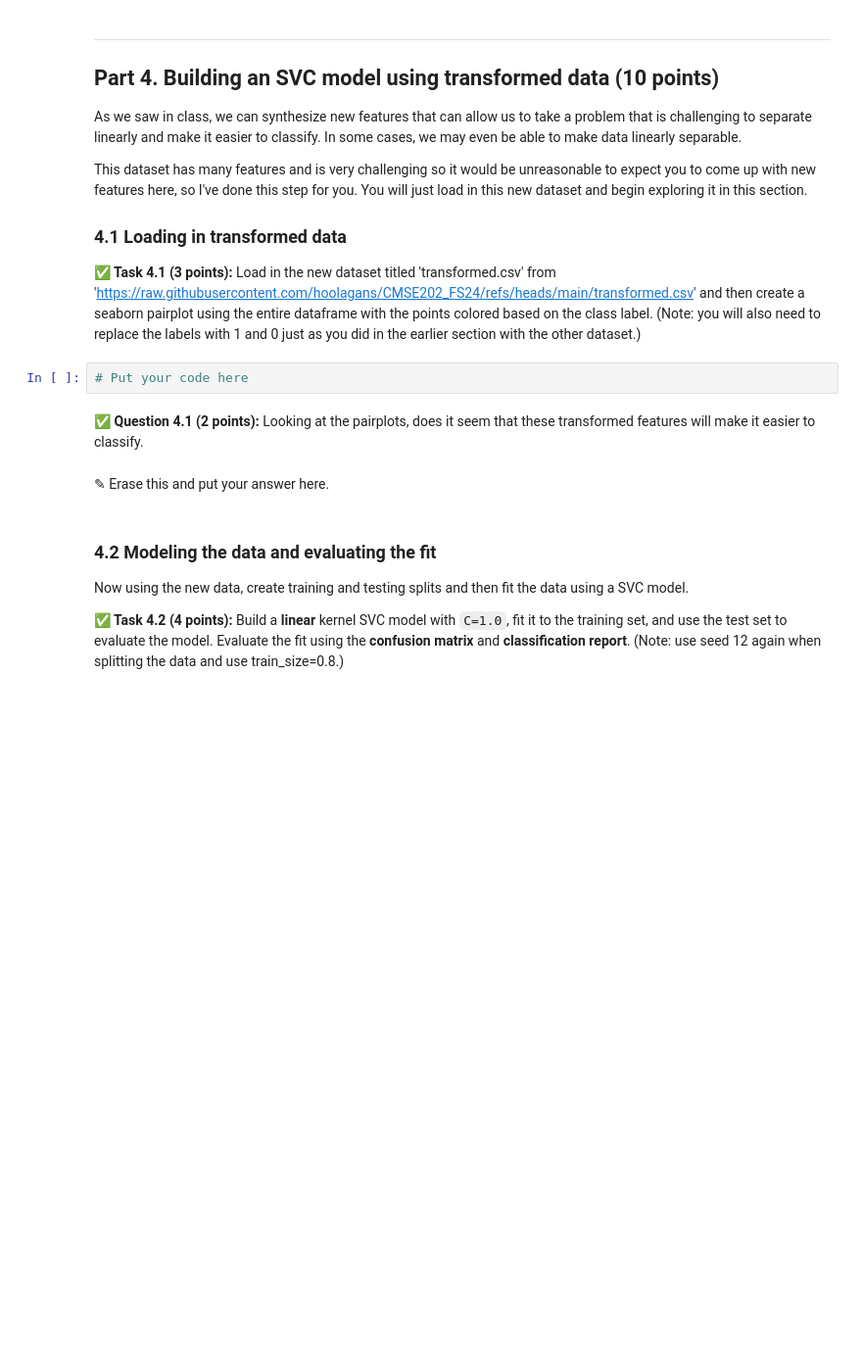
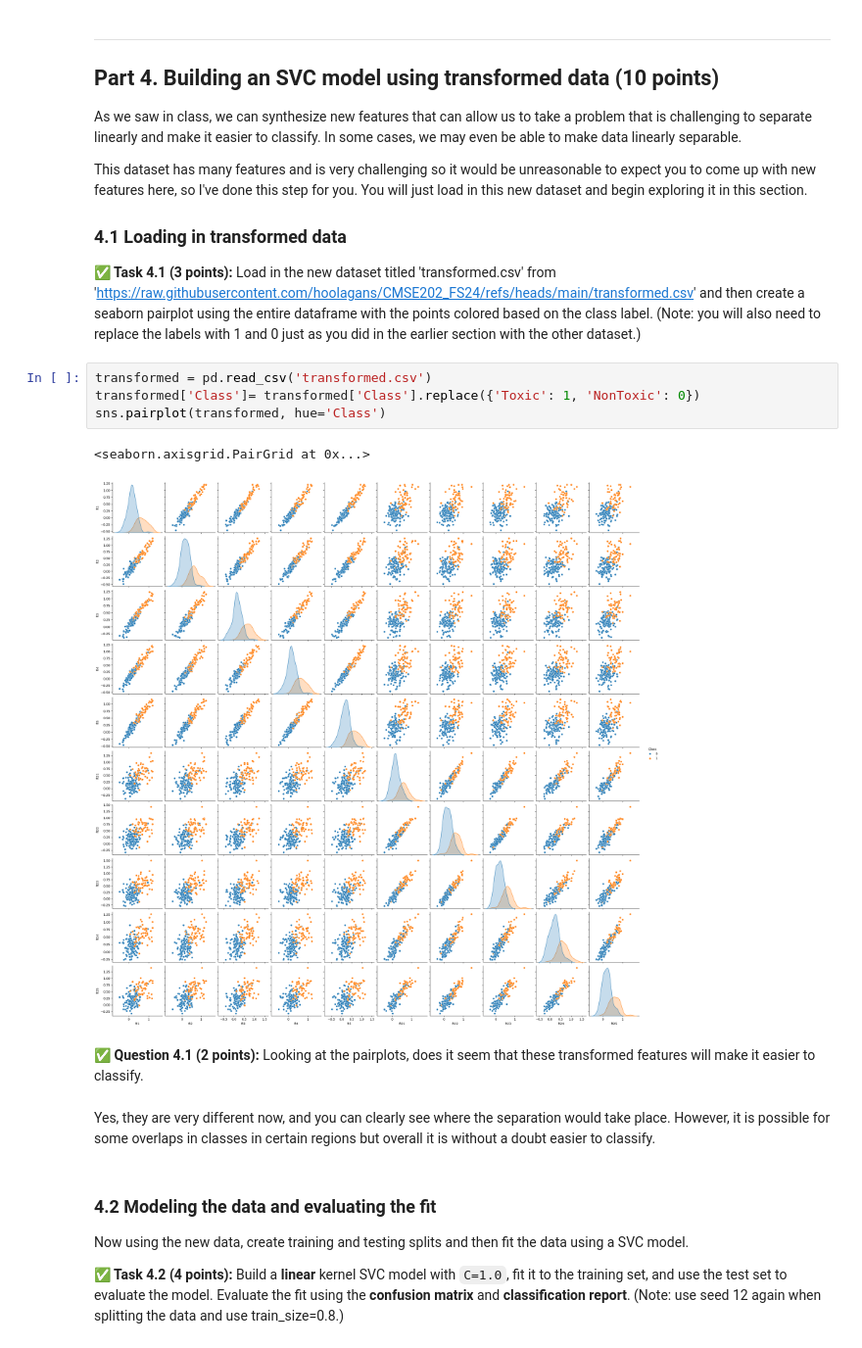
Before and after one commit to nasajoel2032/CMSE202-f25-turnin, a Jupyter notebook: hw-04/HW04.ipynb, the cells around one changed output. Shown at 98% size. Saved outputs shown, nothing was run; the diff lists cells and outputs as text; blank space fills up the shorter version.

```diff
--- a/hw-04/HW04.ipynb
+++ b/hw-04/HW04.ipynb
@@ -264,12 +264,17 @@ This dataset has many features and is very challenging so it would be unreasonab
 ### 4.1 Loading in transformed data
 
 **&#9989; Task 4.1 (3 points):** Load in the new dataset titled 'transformed.csv' from 'https://raw.githubusercontent.com/hoolagans/CMSE202_FS24/refs/heads/main/transformed.csv' and then create a seaborn pairplot using the entire dataframe with the points colored based on the class label. (Note: you will also need to replace the labels with 1 and 0 just as you did in the earlier section with the other dataset.)
-# %%
-# Put your code here
+# %%
+transformed = pd.read_csv('transformed.csv')
+transformed['Class']= transformed['Class'].replace({'Toxic': 1, 'NonToxic': 0})
+sns.pairplot(transformed, hue='Class')
+# %% [output]
+<seaborn.axisgrid.PairGrid at 0x...>
+[figure, added]
 # %% [markdown]
 **&#9989; Question 4.1 (2 points):** Looking at the pairplots, does it seem that these transformed features will make it easier to classify.
-# %% [markdown]
-<font size=+3>&#9998;</font> Erase this and put your answer here.
+# %% [markdown]
+Yes, they are very different now, and you can clearly see where the separation would take place. However, it is possible for some overlaps in classes in certain regions but overall it is without a doubt easier to classify.
 # %% [markdown]
 ### 4.2 Modeling the data and evaluating the fit
 
```
Also changed, not shown: parts of 5 cells of this notebook, 1 other file.
